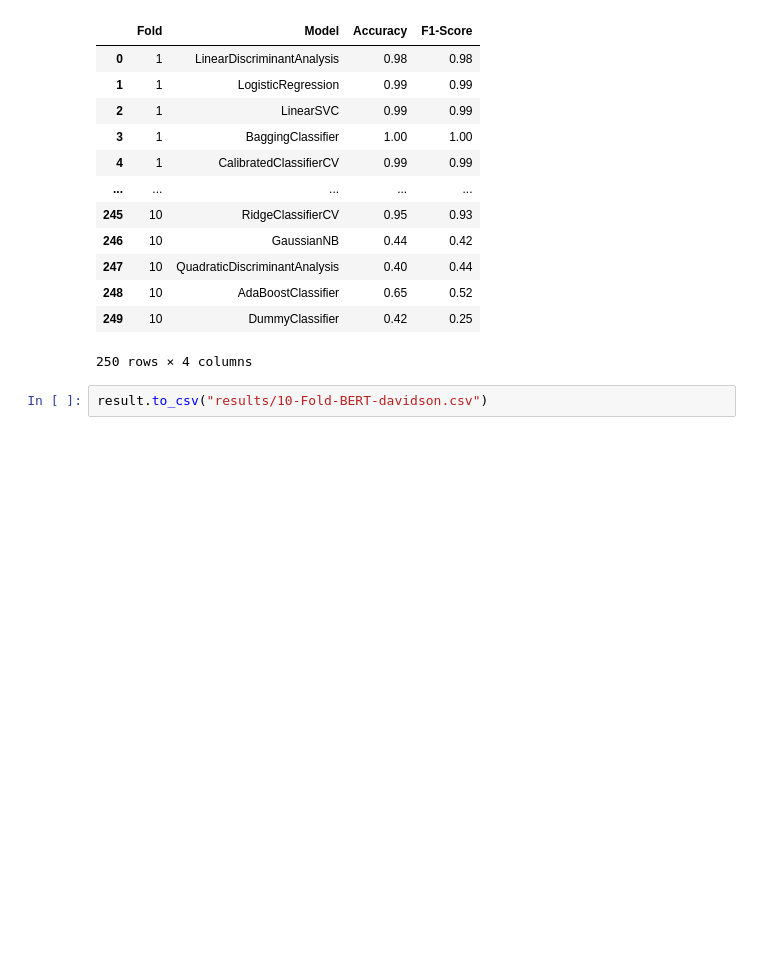
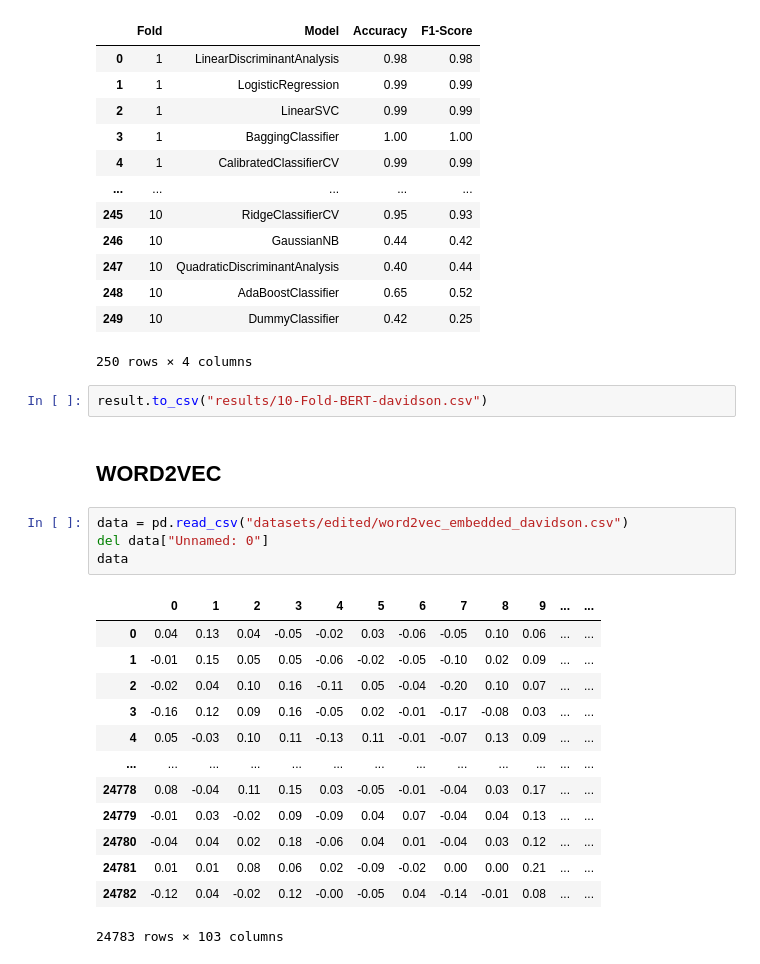
Before and after one commit to robertodr01/Ethical-NLP, a Jupyter notebook: lazy-classifier.ipynb, the cells around one changed output. Drawn from its saved outputs; the diff is of its cells as text; blank space fills up the shorter version.

Commit message:
10 fold cross validation with TDF-IDF and Word2Vec

```diff
--- a/lazy-classifier.ipynb
+++ b/lazy-classifier.ipynb
@@ -428,3 +428,23 @@ result
 250 rows × 4 columns
 # %%
 result.to_csv("results/10-Fold-BERT-davidson.csv")
+# %% [markdown]
+## WORD2VEC
+# %%
+data = pd.read_csv("datasets/edited/word2vec_embedded_davidson.csv")
+del data["Unnamed: 0"]
+data
+# %% [output]
+|  | 0 | 1 | 2 | 3 | 4 | 5 | 6 | 7 | 8 | 9 | ... | ... |
+| 0 | 0.04 | 0.13 | 0.04 | -0.05 | -0.02 | 0.03 | -0.06 | -0.05 | 0.10 | 0.06 | ... | ... |
+| 1 | -0.01 | 0.15 | 0.05 | 0.05 | -0.06 | -0.02 | -0.05 | -0.10 | 0.02 | 0.09 | ... | ... |
+| 2 | -0.02 | 0.04 | 0.10 | 0.16 | -0.11 | 0.05 | -0.04 | -0.20 | 0.10 | 0.07 | ... | ... |
+| 3 | -0.16 | 0.12 | 0.09 | 0.16 | -0.05 | 0.02 | -0.01 | -0.17 | -0.08 | 0.03 | ... | ... |
+| 4 | 0.05 | -0.03 | 0.10 | 0.11 | -0.13 | 0.11 | -0.01 | -0.07 | 0.13 | 0.09 | ... | ... |
+| ... | ... | ... | ... | ... | ... | ... | ... | ... | ... | ... | ... | ... |
+| 24778 | 0.08 | -0.04 | 0.11 | 0.15 | 0.03 | -0.05 | -0.01 | -0.04 | 0.03 | 0.17 | ... | ... |
+| 24779 | -0.01 | 0.03 | -0.02 | 0.09 | -0.09 | 0.04 | 0.07 | -0.04 | 0.04 | 0.13 | ... | ... |
+| 24780 | -0.04 | 0.04 | 0.02 | 0.18 | -0.06 | 0.04 | 0.01 | -0.04 | 0.03 | 0.12 | ... | ... |
+| 24781 | 0.01 | 0.01 | 0.08 | 0.06 | 0.02 | -0.09 | -0.02 | 0.00 | 0.00 | 0.21 | ... | ... |
+| 24782 | -0.12 | 0.04 | -0.02 | 0.12 | -0.00 | -0.05 | 0.04 | -0.14 | -0.01 | 0.08 | ... | ... |
+24783 rows × 103 columns
```
Also changed, not shown: parts of 16 cells of this notebook, 7 other files.
